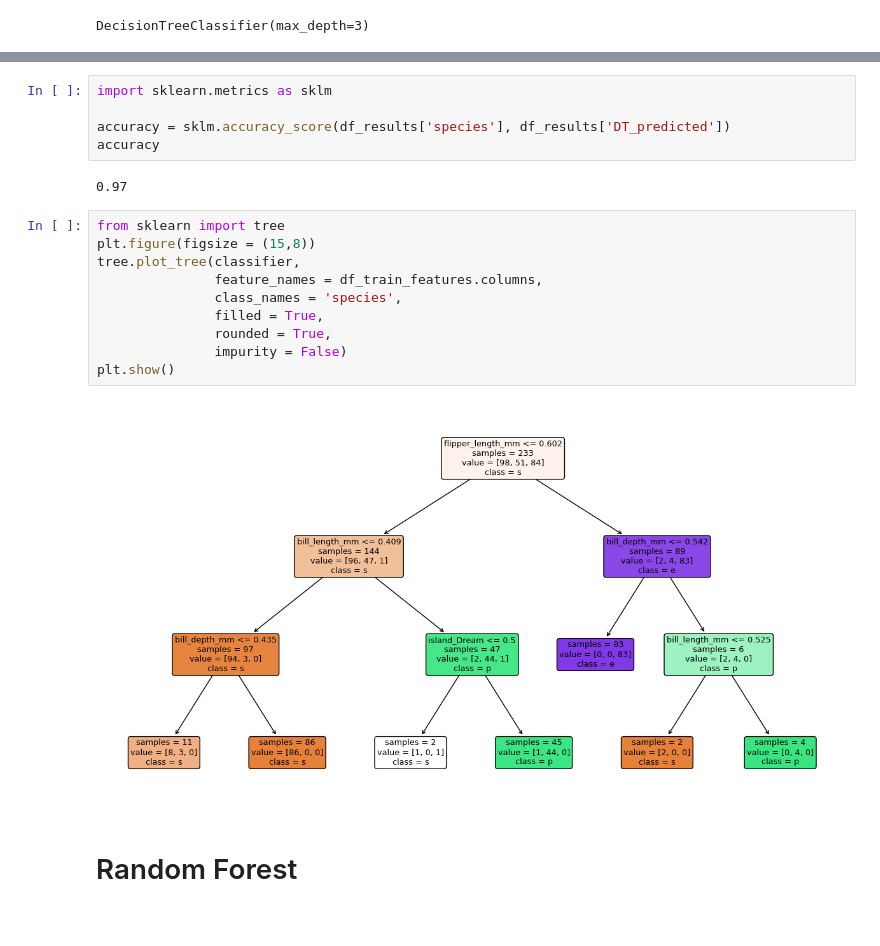
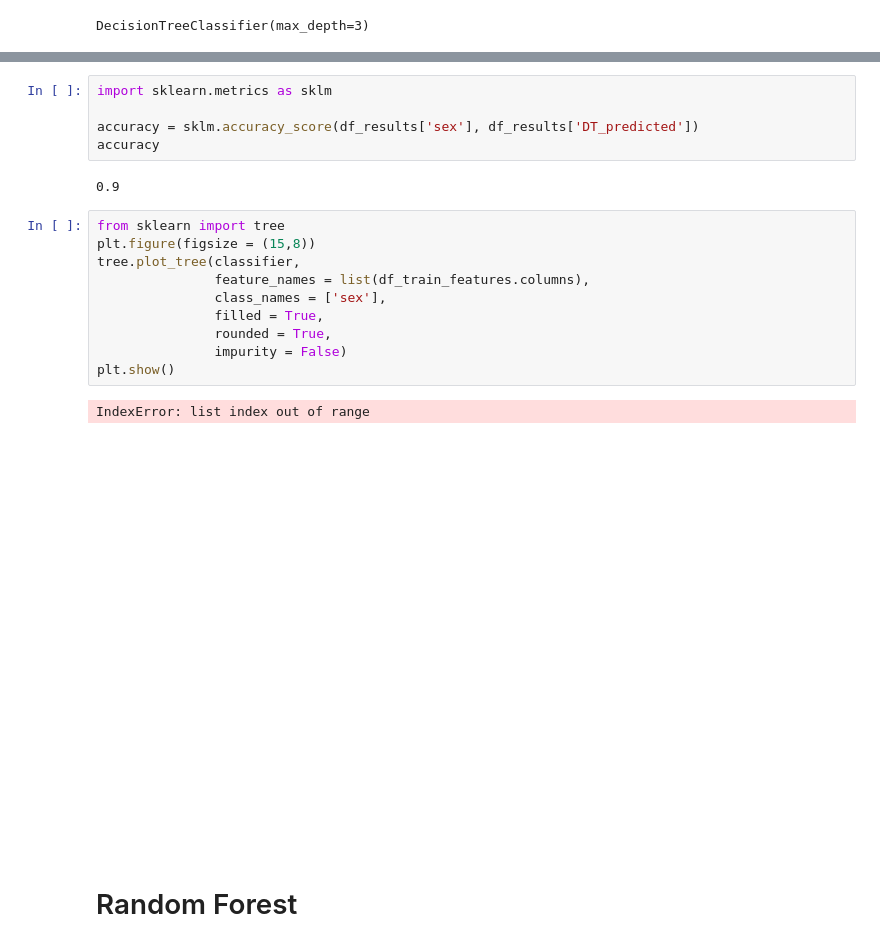
Before and after one commit to get-to-work-together/Python-Data-Analyse-Defensie, a Jupyter notebook: Sandbox/Penguin dataset.ipynb, the cells around one changed output, grey strips where cells are left out. Saved outputs shown, nothing was run; the diff lists cells and outputs as text.

```diff
--- a/Sandbox/Penguin dataset.ipynb
+++ b/Sandbox/Penguin dataset.ipynb
@@ -358,22 +362,23 @@ Name: DT_correct, dtype: int64
 # %%
 import sklearn.metrics as sklm
 
-accuracy = sklm.accuracy_score(df_results['species'], df_results['DT_predicted'])
+accuracy = sklm.accuracy_score(df_results['sex'], df_results['DT_predicted'])
 accuracy
 # %% [output]
-0.97
+0.9
 # %%
 from sklearn import tree
 plt.figure(figsize = (15,8))
 tree.plot_tree(classifier,
-               feature_names = df_train_features.columns,
-               class_names = 'species',
+               feature_names = list(df_train_features.columns),
+               class_names = ['sex'],
                filled = True,
                rounded = True,
                impurity = False)
 plt.show()
 # %% [output]
+IndexError: list index out of range
-[figure, old version]
+[figure, new version]
 # %% [markdown]
 # Random Forest
 # %%
```
Also changed, not shown: parts of 26 cells of this notebook, 5 other files.
